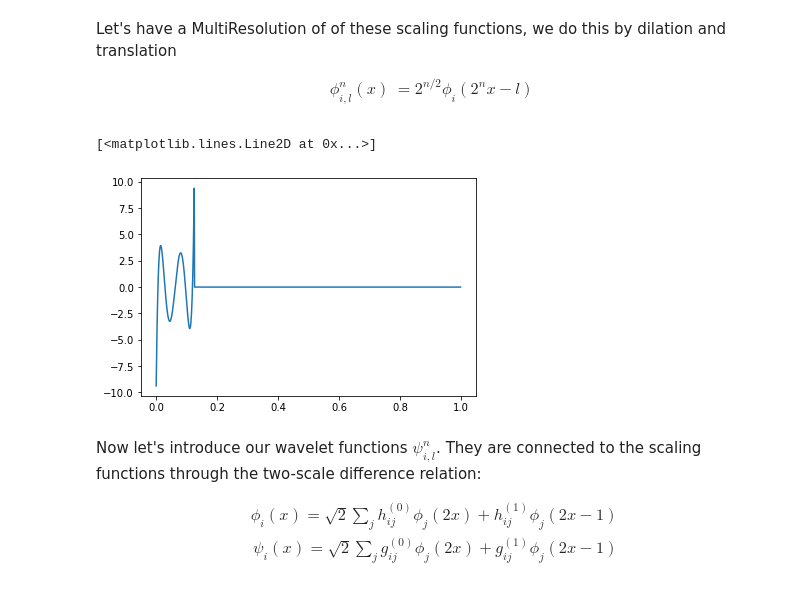
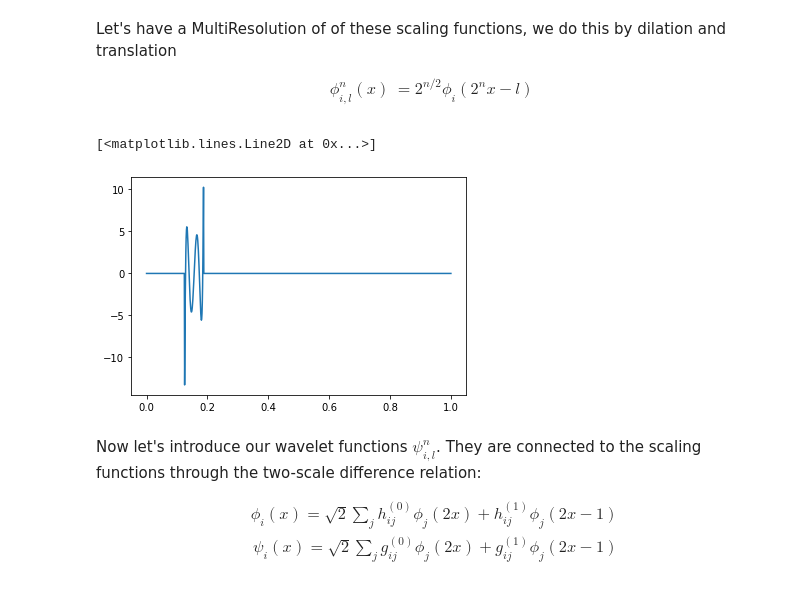
Before and after one commit to bjorgve/hylleraas_school, a Jupyter notebook: HylleraasSchool.ipynb, the cells around one changed output. Cells and saved outputs as stored; diff of their text form; code cells hidden in the pictures.

Commit message:
add plot diff and save

```diff
--- a/HylleraasSchool.ipynb
+++ b/HylleraasSchool.ipynb
@@ -14,7 +14,7 @@ scaling = basis_set.scaling
 
 
 x = np.arange(0.0, 1.0, 0.001)
-y = [scaling(i=5)([_]) for _ in x] # Luca, er det rett å si linear, quadratic, cubic
+y = [scaling(i=2)([_]) for _ in x] # Luca, er det rett å si consant, linear, quadratic, cubic
 plt.plot(x, y)
 # %% [output]
 [<matplotlib.lines.Line2D at 0x...>]
@@ -34,11 +34,11 @@ Let's have a MultiResolution of of these scaling functions, we do this by dilati
 \end{align}
 # %%
 x = np.arange(0.0, 1.0, 0.001)
-y = [scaling(i=i, l=0, n=3)([x]) for x in x]
+y = [scaling(i=i, l=2, n=4)([x]) for x in x]
 plt.plot(x, y)
 # %% [output]
 [<matplotlib.lines.Line2D at 0x...>]
-[figure, old version]
+[figure, new version]
 # %% [markdown]
 Now let's introduce our wavelet functions $\psi_{i, l}^n$. They are connected to the scaling functions through the two-scale difference relation:
 
```
Also changed, not shown: parts of 14 cells of this notebook, 1 other file.
